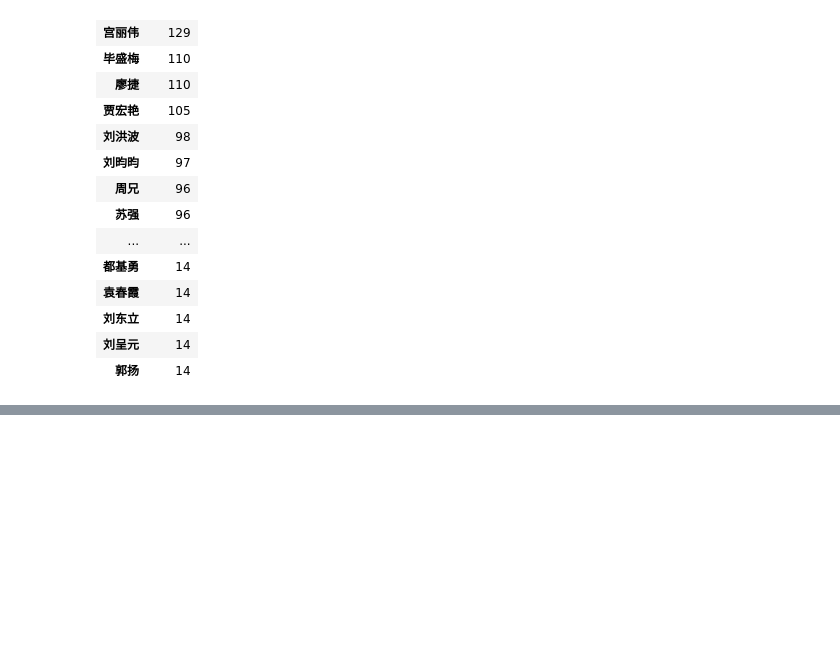
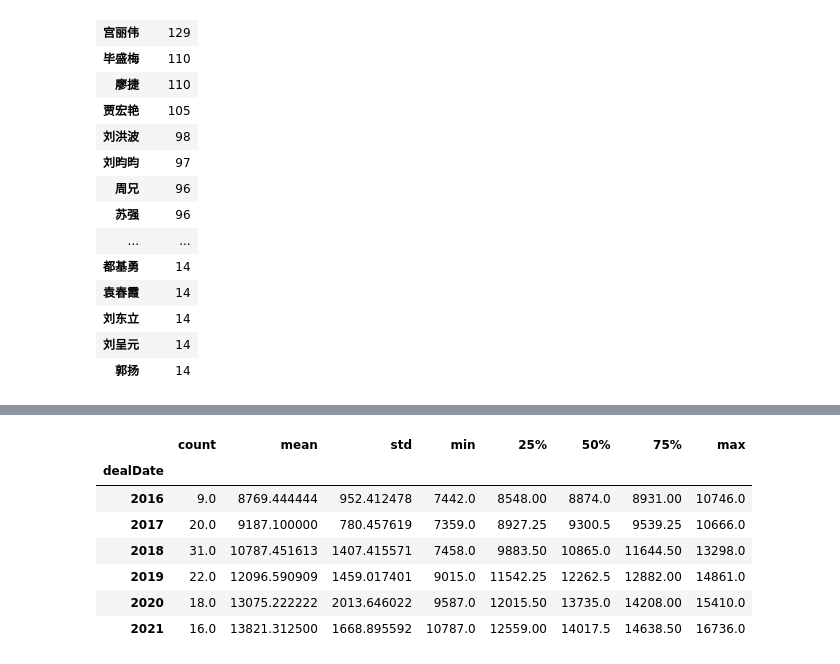
Before and after one commit to hc198974/spider_lianjia, a Jupyter notebook: deal_data.ipynb, the cells around one changed output, grey strips where cells are left out. Saved outputs shown, nothing was run; the diff lists cells and outputs as text; code cells hidden in the pictures; blank space fills up the shorter version.

```diff
--- a/deal_data.ipynb
+++ b/deal_data.ipynb
@@ -80,7 +71,10 @@ s.sort_values(by=['seller'],ascending=False)
 # %%
-df_wu=df[df['title'].apply(lambda x: '第五郡' in x and '公寓' not in x)]
+#找出某个小区的销售情况
+print(get_data('金海花园西园'))
+df_wu=df[df['title'].apply(lambda x: '金海花园西园' in x and '公寓' not in x)]
 df_wu=df_wu.sort_values(by='dealDate')
 df_wu=df_wu.reset_index(drop=True)
-func=lambda x:str(x.year)+'-'+str(x.month)
-df['month']=df['dealDate'].map(func)
-df['title'].groupby(df['month']).count()
+func=lambda x:str((x.year)*100+(x.month))[0:4]+'-'+str((x.year)*100+(x.month))[4:]
+df_wu['month']=df_wu['dealDate'].map(func)
+df_wu['title'].groupby(df_wu['month']).count()
+# df[df['title']=='金海花园西园'][['title']].count()
@@ -86,0 +100,12 @@ df['title'].groupby(df['month']).count()
+# %%
+#找出小区每年均价，按月标本太少，不太准确
+df_wu['unitPrice'].groupby(df_wu['dealDate'].map(lambda x:x.year)).describe()
+# %% [output]
+|  | count | mean | std | min | 25% | 50% | 75% | max |
+| dealDate |  |  |  |  |  |  |  |  |
+| 2016 | 9.0 | 8769.444444 | 952.412478 | 7442.0 | 8548.00 | 8874.0 | 8931.00 | 10746.0 |
+| 2017 | 20.0 | 9187.100000 | 780.457619 | 7359.0 | 8927.25 | 9300.5 | 9539.25 | 10666.0 |
+| 2018 | 31.0 | 10787.451613 | 1407.415571 | 7458.0 | 9883.50 | 10865.0 | 11644.50 | 13298.0 |
+| 2019 | 22.0 | 12096.590909 | 1459.017401 | 9015.0 | 11542.25 | 12262.5 | 12882.00 | 14861.0 |
+| 2020 | 18.0 | 13075.222222 | 2013.646022 | 9587.0 | 12015.50 | 13735.0 | 14208.00 | 15410.0 |
+| 2021 | 16.0 | 13821.312500 | 1668.895592 | 10787.0 | 12559.00 | 14017.5 | 14638.50 | 16736.0 |
```
Also changed, not shown: parts of 8 cells of this notebook.
